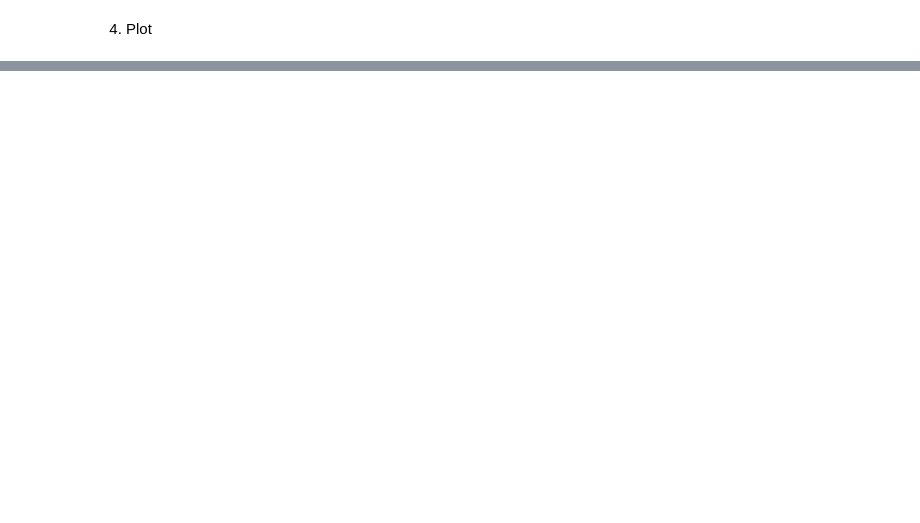
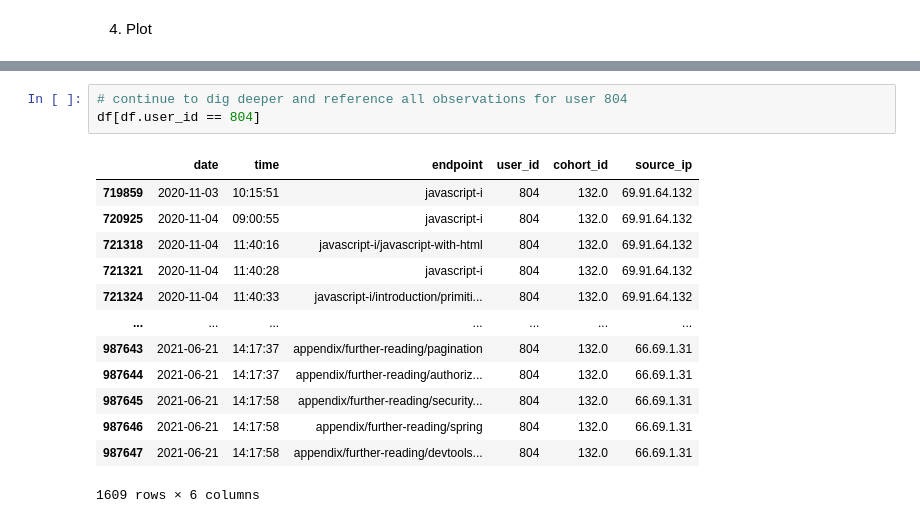
Before and after one commit to albertopuentes/anomaly-detection-exercises, a Jupyter notebook: time_series_anomaly_detection.ipynb, the cells around one changed output, grey strips where cells are left out. Saved outputs shown, nothing was run; the diff lists cells and outputs as text; blank space fills up the shorter version.

```diff
--- a/time_series_anomaly_detection.ipynb
+++ b/time_series_anomaly_detection.ipynb
@@ -416,0 +533,17 @@ my_df.head()
+# %%
+# continue to dig deeper and reference all observations for user 804
+df[df.user_id == 804]
+# %% [output]
+|  | date | time | endpoint | user_id | cohort_id | source_ip |
+| 719859 | 2020-11-03 | 10:15:51 | javascript-i | 804 | 132.0 | 69.91.64.132 |
+| 720925 | 2020-11-04 | 09:00:55 | javascript-i | 804 | 132.0 | 69.91.64.132 |
+| 721318 | 2020-11-04 | 11:40:16 | javascript-i/javascript-with-html | 804 | 132.0 | 69.91.64.132 |
+| 721321 | 2020-11-04 | 11:40:28 | javascript-i | 804 | 132.0 | 69.91.64.132 |
+| 721324 | 2020-11-04 | 11:40:33 | javascript-i/introduction/primiti... | 804 | 132.0 | 69.91.64.132 |
+| ... | ... | ... | ... | ... | ... | ... |
+| 987643 | 2021-06-21 | 14:17:37 | appendix/further-reading/pagination | 804 | 132.0 | 66.69.1.31 |
+| 987644 | 2021-06-21 | 14:17:37 | appendix/further-reading/authoriz... | 804 | 132.0 | 66.69.1.31 |
+| 987645 | 2021-06-21 | 14:17:58 | appendix/further-reading/security... | 804 | 132.0 | 66.69.1.31 |
+| 987646 | 2021-06-21 | 14:17:58 | appendix/further-reading/spring | 804 | 132.0 | 66.69.1.31 |
+| 987647 | 2021-06-21 | 14:17:58 | appendix/further-reading/devtools... | 804 | 132.0 | 66.69.1.31 |
+1609 rows × 6 columns
```
Also changed, not shown: parts of 40 cells of this notebook.
